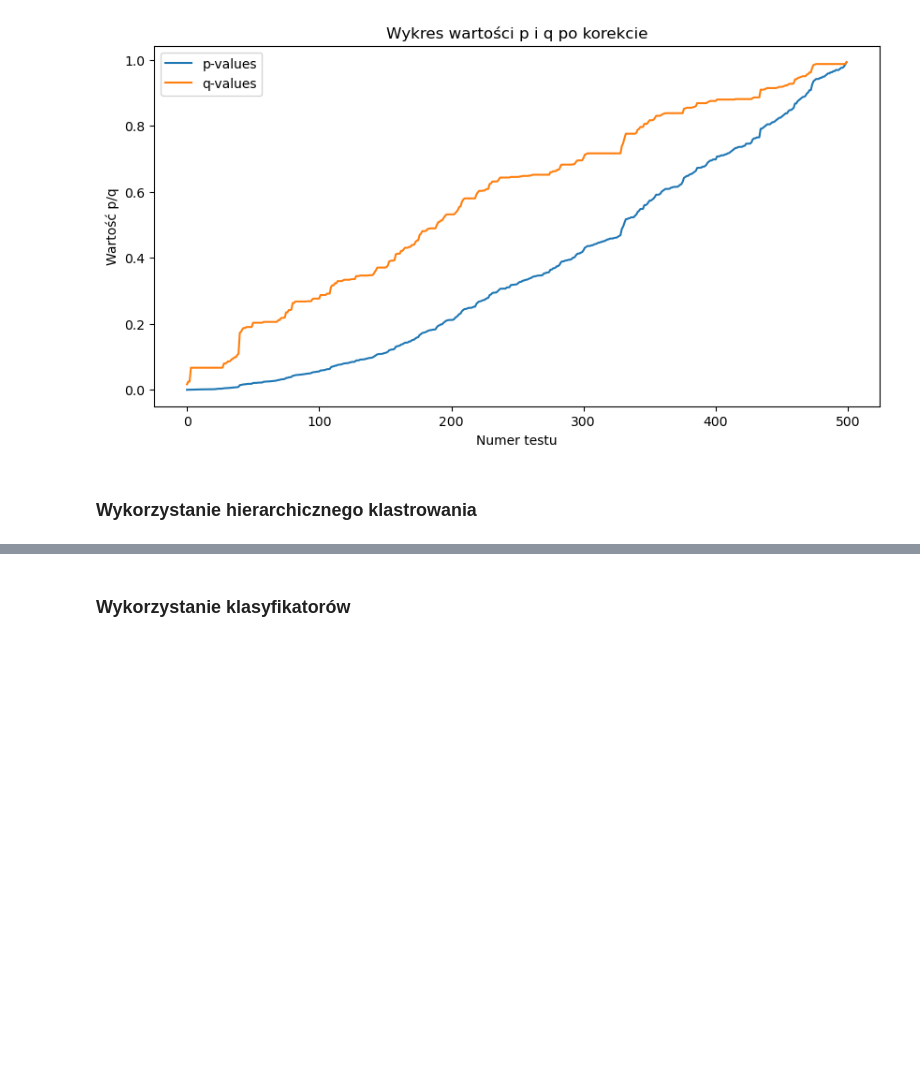
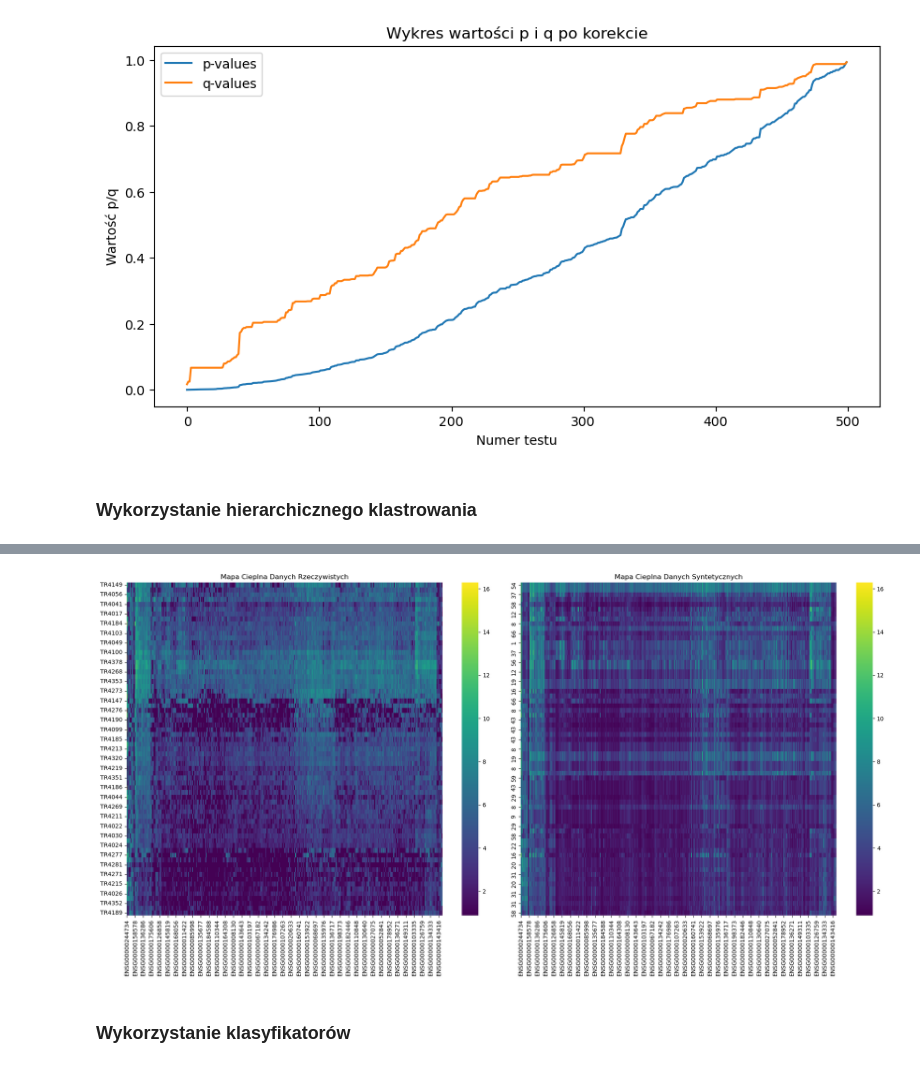
Before and after one commit to Varker00/rna-generator, a Jupyter notebook: data_analyses/WGAN/data_analysis_500.ipynb, the cells around one changed output, grey strips where cells are left out. Drawn from its saved outputs; the diff is of its cells as text; code cells hidden in the pictures; blank space fills up the shorter version.

Commit message:
Update hierarchical clustering

```diff
--- a/data_analyses/WGAN/data_analysis_500.ipynb
+++ b/data_analyses/WGAN/data_analysis_500.ipynb
@@ -693,3 +664,62 @@ plt.show()
+# %%
+from scipy.cluster.hierarchy import linkage, leaves_list
+from scipy.spatial.distance import pdist
+
+def hierarchical_clustering(data, use_cols=True):
+    if use_cols:
+        linkage_matrix = linkage(pdist(data.T), method='average')
+        order = leaves_list(linkage_matrix)
+        return data.iloc[:, order]
+    else:
+        linkage_matrix = linkage(pdist(data), method='average')
+        order = leaves_list(linkage_matrix)
+        return data.iloc[order, :]
+
+def sort_synthetic_data(real_data, synthetic_data, col_order):
+    # Sortowanie danych rzeczywistych i syntetycznych według col_order
+    real_sorted = real_data[col_order]
+    synthetic_sorted = synthetic_data[col_order]
+
+    # Inicjalizacja macierzy do przechowywania wyników korelacji
+    correlations_matrix = np.zeros((real_sorted.shape[0], synthetic_sorted.shape[0]))
+
+    # Obliczanie korelacji dla każdej pary wierszy
+    for i in range(real_sorted.shape[0]):
+        for j in range(synthetic_sorted.shape[0]):
+            correlations_matrix[i, j] = np.corrcoef(real_sorted.iloc[i, :], synthetic_sorted.iloc[j, :])[0, 1]
+
+    # Znajdowanie indeksów wierszy danych syntetycznych o najwyższej korelacji
+    synthetic_order = np.argmax(correlations_matrix, axis=1)
+
+    return synthetic_sorted.iloc[synthetic_order, :]
+
+# Grupowanie kolumn (genów) przy użyciu danych rzeczywistych
+col_order = hierarchical_clustering(real_data, use_cols=True).columns
+
+# Stosowanie tej samej kolejności kolumn do obu zestawów danych
+clustered_real_data = hierarchical_clustering(real_data, use_cols=False)[col_order]
+clustered_synthetic_data = hierarchical_clustering(synthetic_data, use_cols=False)[col_order]
+
+# Sortowanie danych syntetycznych na podstawie korelacji
+sorted_synthetic_data = sort_synthetic_data(clustered_real_data, clustered_synthetic_data, col_order)
+
+# Znalezienie wspólnych wartości min i max dla obu zestawów danych
+vmin = min(clustered_real_data.min().min(), sorted_synthetic_data.min().min())
+vmax = max(clustered_real_data.max().max(), sorted_synthetic_data.max().max())
+
+# Tworzenie map cieplnych z użyciem wspólnej skali kolorów
+fig, axs = plt.subplots(1, 2, figsize=(20, 10))
+
+sns.heatmap(clustered_real_data, ax=axs[0], cmap='viridis', cbar=True, vmin=vmin, vmax=vmax)
+axs[0].set_title('Mapa Cieplna Danych Rzeczywistych')
+
+sns.heatmap(sorted_synthetic_data, ax=axs[1], cmap='viridis', cbar=True, vmin=vmin, vmax=vmax)
+axs[1].set_title('Mapa Cieplna Danych Syntetycznych')
+
+plt.tight_layout()
+plt.show()
+# %% [output]
+[figure, added]
 # %% [markdown]
 ### Wykorzystanie klasyfikatorów
 # %%
```
Also changed, not shown: parts of 1 cell of this notebook, 10 other files.
